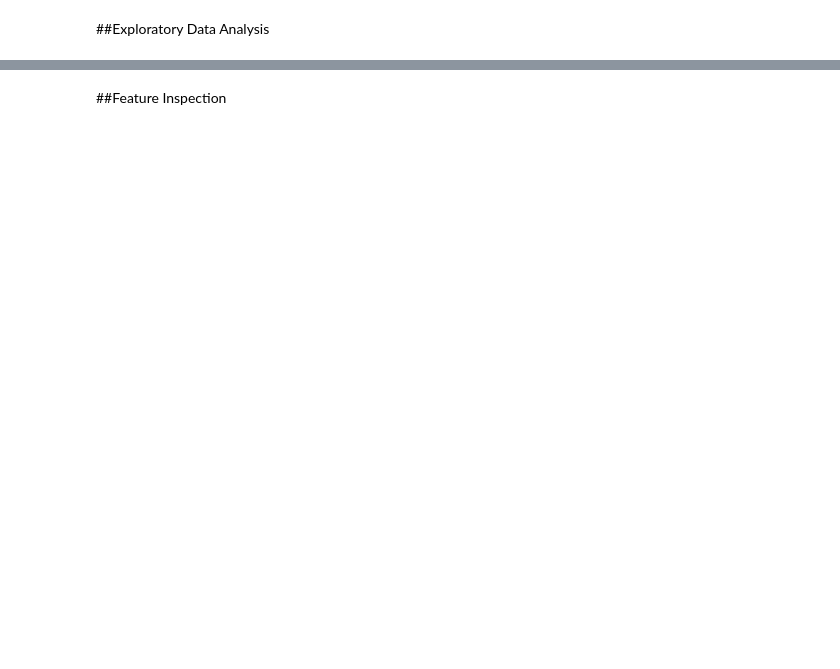
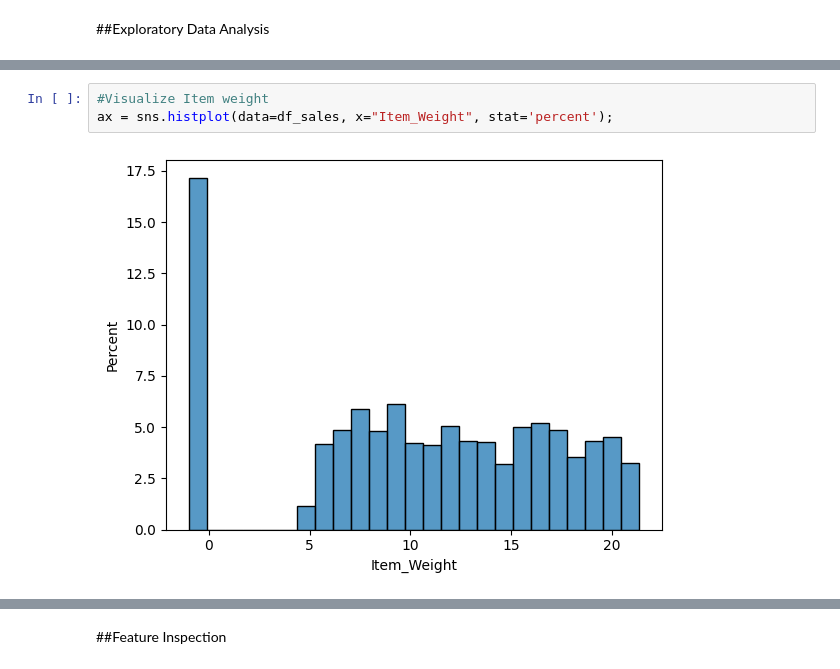
Before and after one commit to KirstenC32/KirstenC32, a Jupyter notebook: Prediction_of_Product_Sales.ipynb, the cells around one changed output, grey strips where cells are left out. Saved outputs shown, nothing was run; the diff lists cells and outputs as text; blank space fills up the shorter version.

```diff
--- a/Prediction_of_Product_Sales.ipynb
+++ b/Prediction_of_Product_Sales.ipynb
@@ -301,0 +348,5 @@ df_sales.describe(include = "number")
+# %%
+#Visualize Item weight
+ax = sns.histplot(data=df_sales, x="Item_Weight", stat='percent');
+# %% [output]
+[figure, added]
```
Also changed, not shown: parts of 29 cells of this notebook.
